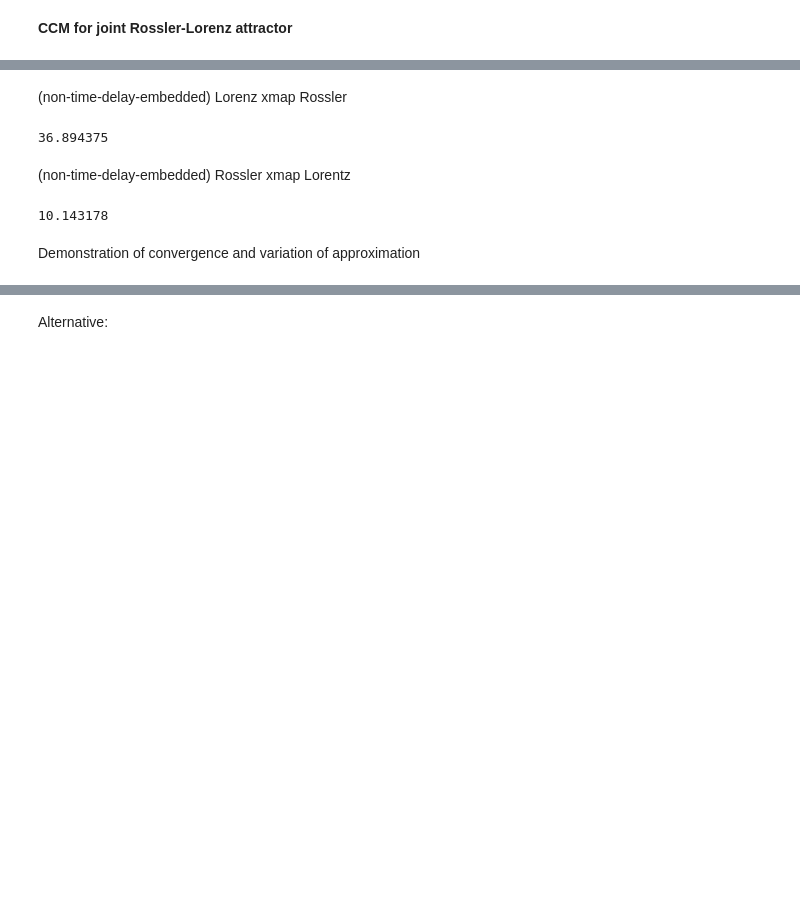
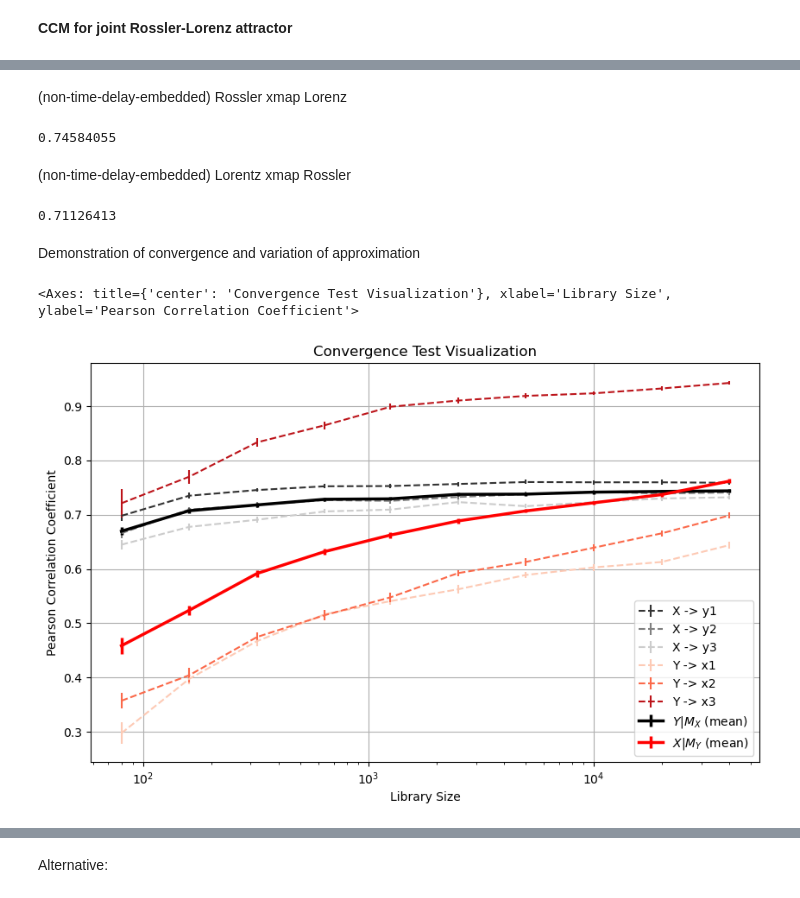
Before and after one commit to z7743/FastCCM, a Jupyter notebook: notebooks/FastCCM usage examples.ipynb, the cells around one changed output, grey strips where cells are left out. Drawn from its saved outputs; the diff is of its cells as text; code cells hidden in the pictures; blank space fills up the shorter version.

```diff
--- a/notebooks/FastCCM usage examples.ipynb
+++ b/notebooks/FastCCM usage examples.ipynb
@@ -29,15 +30,15 @@ plt.show()
+# %% [markdown]
+(non-time-delay-embedded) Rossler xmap Lorenz
+# %%
+ccm.compute(X[:,:3][None],X[:,3:][None],subset_size=5000,subsample_size=1500,exclusion_rad=50,tp=0,method="simplex").mean()
+# %% [output]
+0.74584055
 # %% [markdown]
-(non-time-delay-embedded) Lorenz xmap Rossler
+(non-time-delay-embedded) Lorentz xmap Rossler
 # %%
-ccm.compute(X[:,:3][None],X[:,3:][None],subset_size=5000,subsample_size=500,exclusion_rad=50,tp=0,method="simplex",nbrs_num = 20).mean()
+ccm.compute(X[:,3:][None],X[:,:3][None],subset_size=5000,subsample_size=1500,exclusion_rad=50,tp=0,method="simplex").mean()
 # %% [output]
-36.894375
+0.71126413
-# %% [markdown]
-(non-time-delay-embedded) Rossler xmap Lorentz
-# %%
-ccm.compute(X[:,3:][None],X[:,:3][None],subset_size=5000,subsample_size=500,exclusion_rad=50,tp=0,method="simplex",nbrs_num = 20).mean()
-# %% [output]
-10.143178
 # %% [markdown]
 Demonstration of convergence and variation of approximation
 # %%
@@ -47,3 +48,8 @@ conv_test_res = CCM_utils.Functions("cpu").convergence_test(X = X[:,:3][None], Y
+# %%
+CCM_utils.Visualizer().plot_convergence_test(conv_test_res)
+# %% [output]
+<Axes: title={'center': 'Convergence Test Visualization'}, xlabel='Library Size', ylabel='Pearson Correlation Coefficient'>
+[figure, added]
 # %%
 # Plot for (x1, x2, x3) -> y1, y2, y3 using shades of black/gray
 plt.figure(figsize=(9,6))
```
Also changed, not shown: parts of 30 cells of this notebook, 2 other files.
